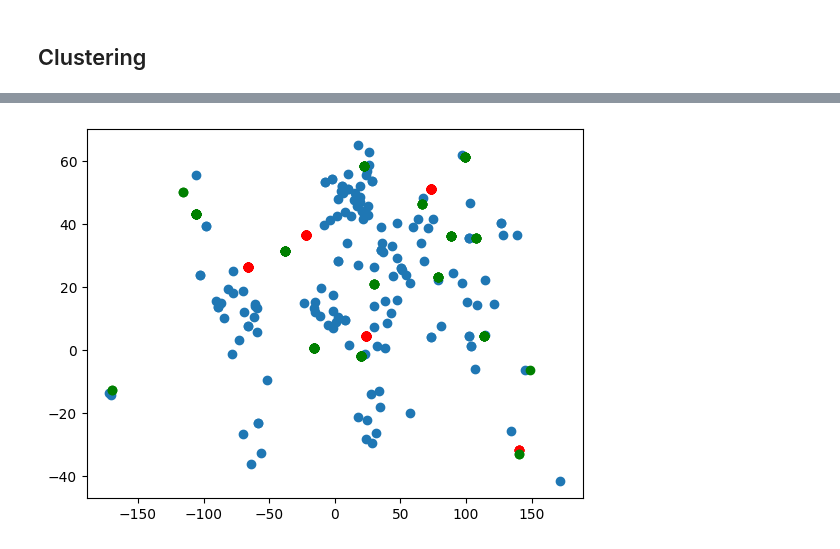
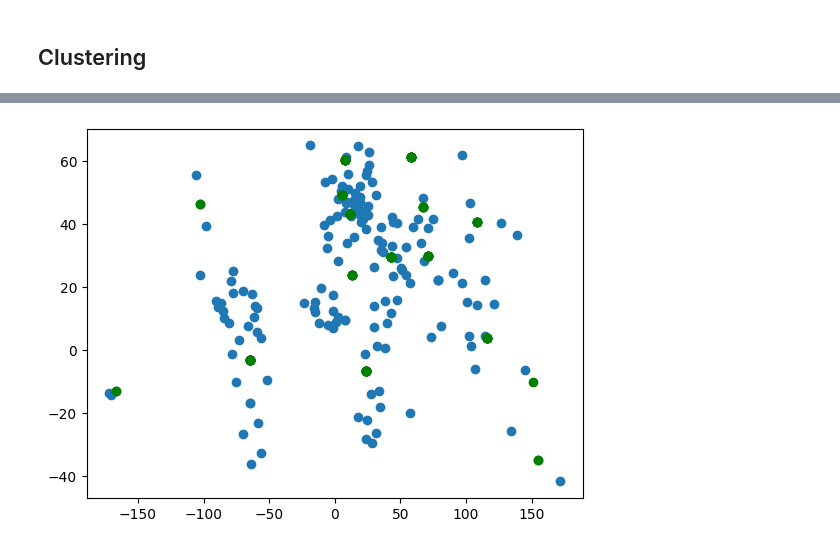
Before and after one commit to jstet/Basel_Convention_Scraper, a Jupyter notebook: data_processing/processing_countries.ipynb, the cells around one changed output, grey strips where cells are left out. Saved outputs shown, nothing was run; the diff lists cells and outputs as text; code cells hidden in the pictures.

Commit message:
manually selecting centroids

```diff
--- a/data_processing/processing_countries.ipynb
+++ b/data_processing/processing_countries.ipynb
@@ -161,14 +177,14 @@ gpd.GeoSeries(list(df[f"polygon"].unique())).plot()
 #     df[f"{typ}_lat"] = df.apply(lambda x: obj[x[f"{typ}_name"]][0], axis=1)
 #     df[f"{typ}_lon"] = df.apply(lambda x: obj[x[f"{typ}_name"]][1], axis=1)
 # %%
-def centroids(typ):
-    obj = {}
-    for i in list(df[f"{typ}_name"].unique()):
-        polygons = list(df[df[f"{typ}_name"] == i]["polygon"])
-        u = union_all(polygons)
-        obj[i] = u.centroid
-    df[f"{typ}_lat"] = df.apply(lambda x: obj[x[f"{typ}_name"]].xy[0][0], axis=1)
-    df[f"{typ}_lon"] = df.apply(lambda x: obj[x[f"{typ}_name"]].xy[1][0], axis=1)
-
-df["region2_name"] = df["region_name"]
-df.loc[df["name"].isin(["Samoa","American Samoa"]), "region2_name"] = 0
+# def centroids(typ):
+#     obj = {}
+#     for i in list(df[f"{typ}_name"].unique()):
+#         polygons = list(df[df[f"{typ}_name"] == i]["polygon"])
+#         u = union_all(polygons)
+#         obj[i] = u.centroid
+#     df[f"{typ}_lat"] = df.apply(lambda x: obj[x[f"{typ}_name"]].xy[0][0], axis=1)
+#     df[f"{typ}_lon"] = df.apply(lambda x: obj[x[f"{typ}_name"]].xy[1][0], axis=1)
+#
+# df["region2_name"] = df["region_name"]
+# df.loc[df["name"].isin(["Samoa","American Samoa"]), "region2_name"] = 0
@@ -178,7 +191,13 @@ centroids("sub_region")
+# %%
+
+df["region_lat"] = df.apply(lambda x: regions_[x["region_name"]][0], axis=1)
+df["region_lon"] = df.apply(lambda x: regions_[x["region_name"]][1], axis=1)
+df["sub_region_lat"] = df.apply(lambda x: sub_regions[x["sub_region_name"]][0], axis=1)
+df["sub_region_lon"] = df.apply(lambda x: sub_regions[x["sub_region_name"]][1], axis=1)
 # %%
-df.drop('region2_name', axis = 1, inplace=True)
-df.drop('polygon', axis = 1, inplace=True)
-df.drop('bbox', axis = 1, inplace=True)
-df.rename(columns={'region2_lat': "region_lat", "region2_lon": "region_lon" }, inplace=True)
+# df.drop('region2_name', axis = 1, inplace=True)
+# df.drop('polygon', axis = 1, inplace=True)
+# df.drop('bbox', axis = 1, inplace=True)
+# df.rename(columns={'region2_lat': "region_lat", "region2_lon": "region_lon" }, inplace=True)
 df
 # %% [output]
@@ -198,13 +217,13 @@ df
 # %%
-df.loc[df["name"].isin(["Samoa","American Samoa"]), "region_lat"] = df.loc[df["name"] == "Australia"]["region_lat"].values[0]
-df.loc[df["name"].isin(["Samoa","American Samoa"]), "region_lon"] = df.loc[df["name"] == "Australia"]["region_lon"].values[0]
+# df.loc[df["name"].isin(["Samoa","American Samoa"]), "region_lat"] = df.loc[df["name"] == "Australia"]["region_lat"].values[0]
+# df.loc[df["name"].isin(["Samoa","American Samoa"]), "region_lon"] = df.loc[df["name"] == "Australia"]["region_lon"].values[0]
 # %%
 plt.scatter(df["lon"], df["lat"])
-plt.scatter(df["region_lon"], df["region_lat"], c="red")
+# plt.scatter(df["region_lon"], df["region_lat"], c="red")
 plt.scatter(df["sub_region_lon"], df["sub_region_lat"], c="green")
 plt.show()
 # %% [output]
-[figure, old version]
+[figure, new version]
 # %%
 df.rename(columns={"country": "code"}, inplace=True)
 # %%
```
Also changed, not shown: parts of 16 cells of this notebook, 2 other files.
